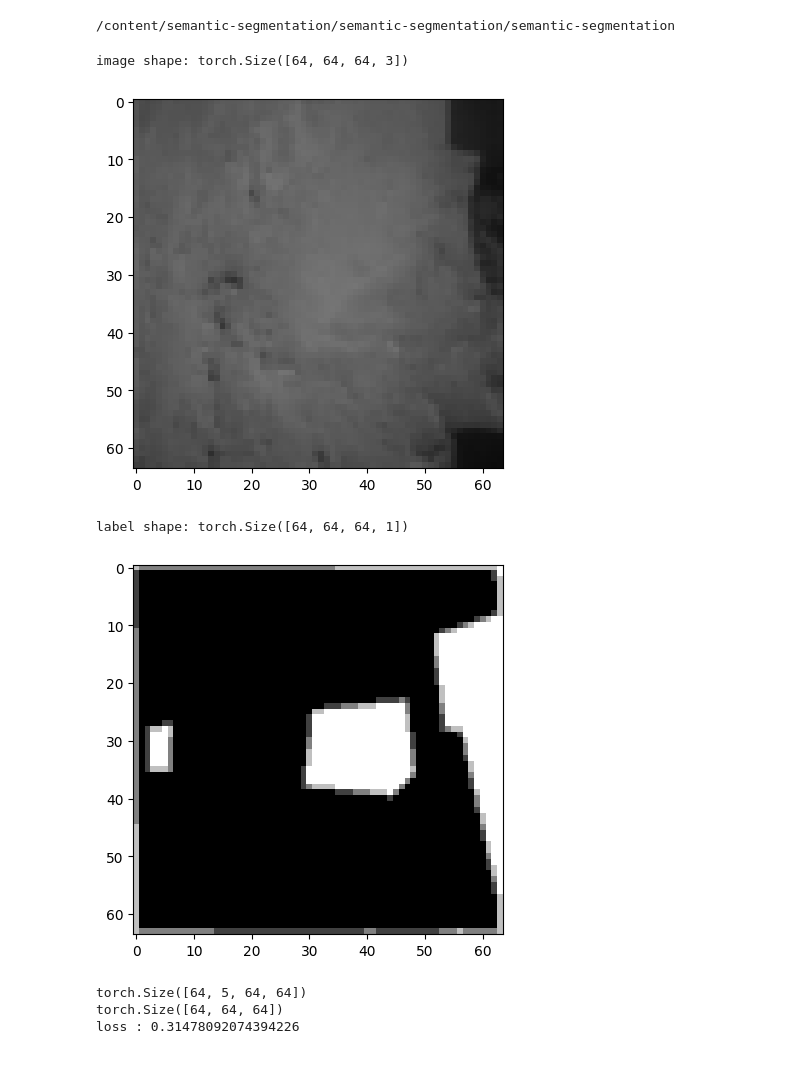
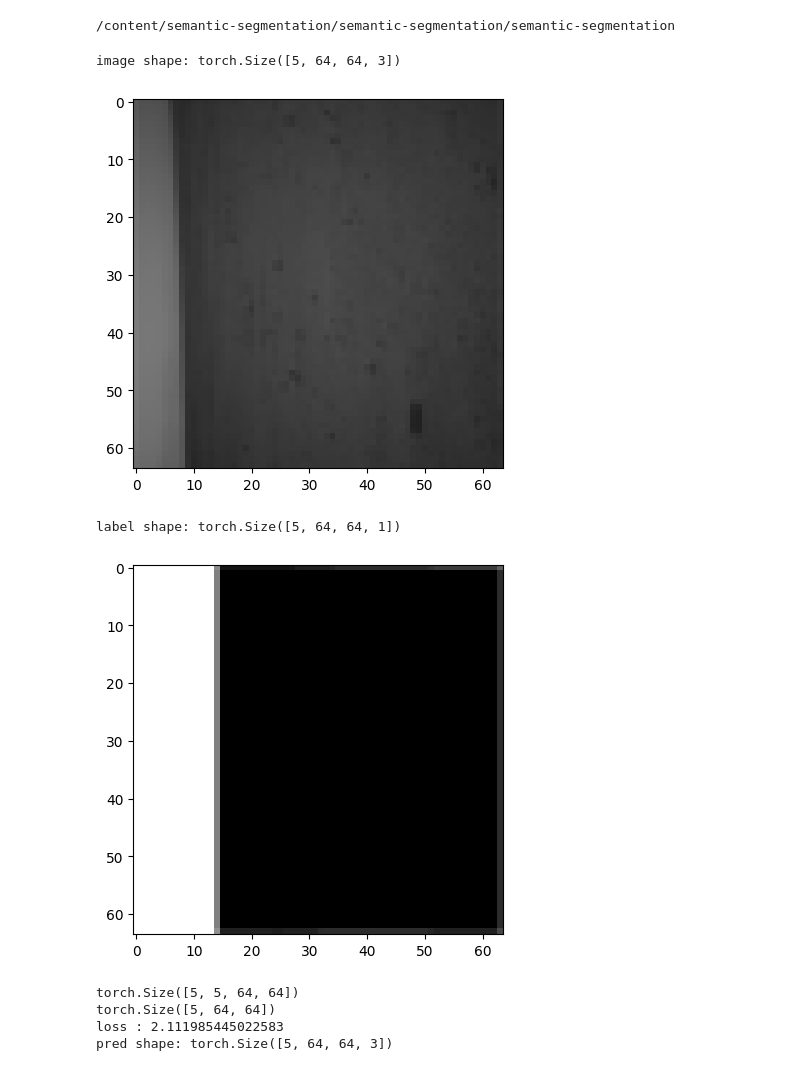
Before and after one commit to airoprojects/visiope, a Jupyter notebook: tutorial.ipynb, the cells around one changed output. Drawn from its saved outputs; the diff is of its cells as text; code cells hidden in the pictures.

```diff
--- a/tutorial.ipynb
+++ b/tutorial.ipynb
@@ -224,0 +203,16 @@ Loaded Model
+# %%
+PATH = '/content/drive/MyDrive/Models/MiT-B0/state_dict'
+if os.path.exists(PATH):
+    state_dict = torch.load(PATH)
+    model.load_state_dict(state_dict)
+    # Compare the model's state with the loaded state
+    wmatch = True
+    for key in state_dict:
+        if not torch.equal(model.state_dict()[key], state_dict[key]):
+            match = False
+            break
+
+    if wmatch:
+        print("State loaded successfully")
+    else:
+        print("State loading failed")
@@ -403,6 +398,7 @@ test_set =  test_loader
 
 trainer = TmpTrainer(loss_fn, optimizer, training_set, test_set, device)
 # %%
-trainer.train_multiple_epoch(model, EPOCHS=200)
+# START TRAIN
+trainer.train_multiple_epoch(model, EPOCHS=100)
 # %% [output]
 EPOCH: 1
@@ -431,7 +428,9 @@ torch.save(model.state_dict(), PATH)
 # %%
 import matplotlib.pyplot as plt
 
-image, label = next(iter(train_loader))
+val_set.resize(64)
+val_loader = DataLoader(val_set, batch_size=5, shuffle=True)
+image, label = next(iter(val_loader))
 
 print(f'image shape: {image.permute(0,2,1,3).permute(0,1,3,2).shape}')
 plt.imshow(image[0].permute(1,0,2).permute(0,2,1).detach().numpy(), cmap='gray')
@@ -445,17 +444,6 @@ image = image.to(device)
 label = label.to(device)
 
 pred = model(image)
-
-# pred = pred.softmax(1).argmax(1).to(int)
-# pred.unique()
-
-# from semseg.datasets import *
-# palette = eval('ADE20K').PALETTE
-# seg_map = palette[pred.cpu()].squeeze().to(torch.uint8)
-
-# print(f'pred shape: {seg_map.shape}')
-# plt.imshow(seg_map[0], cmap='gray')
-# plt.show()
 
 label = label.squeeze()
 label = label.long()
@@ -478,6 +466,18 @@ per-pixel basis.
 '''
 
 print(f'loss : {loss_fn(pred, label)}')
+
+
+pred = pred.softmax(1).argmax(1).to(int)
+pred.unique()
+
+from semseg.datasets import *
+palette = eval('ADE20K').PALETTE
+seg_map = palette[pred.cpu()].squeeze().to(torch.uint8)
+
+print(f'pred shape: {seg_map.shape}')
+plt.imshow(seg_map[0], cmap='gray')
+plt.show()
 
 
 # # print(label.type())
@@ -505,37 +505,38 @@ print(f'loss : {loss_fn(pred, label)}')
 # # new_pred = new_pred.max(dim=-1)[0]
 # new_pred = new_pred.to(device)
 # label = label.to(device)
 
 # print(f'pred shape {new_pred[0].shape}')
 # print(f'label shape {label[0].shape}')
 
 # print(f'pred shape {new_pred[0].shape}')
 
 # print(loss_fn(new_pred, label))
 
 # print(prediction.shape)
 # new_prediction = torch.argmax(prediction, dim=1)
 # print(f"prediction BEFORE shape -> {new_prediction.shape}")
 
 # new_prediction = new_prediction[:,None, :, :]
 # print(f"prediction AFTER shape -> {new_prediction.shape}")
 # print(f"label shape -> {label.shape}")
 
 # print(new_prediction.type())
 # new_prediction = new_prediction.type(torch.FloatTensor)
 # print(label.type())
 
 # print(loss_fn(new_prediction, label))
 
 image.detach()
 label.detach()
 del label
 del image
 # %% [output]
-image shape: torch.Size([64, 64, 64, 3])
+image shape: torch.Size([5, 64, 64, 3])
-[figure, old version]
+[figure, new version]
-label shape: torch.Size([64, 64, 64, 1])
+label shape: torch.Size([5, 64, 64, 1])
-[figure, old version]
+[figure, new version]
-torch.Size([64, 5, 64, 64])
-torch.Size([64, 64, 64])
-loss : 0.31478092074394226
+torch.Size([5, 5, 64, 64])
+torch.Size([5, 64, 64])
+loss : 2.111985445022583
+pred shape: torch.Size([5, 64, 64, 3])
```
Also changed, not shown: parts of 9 cells of this notebook.
